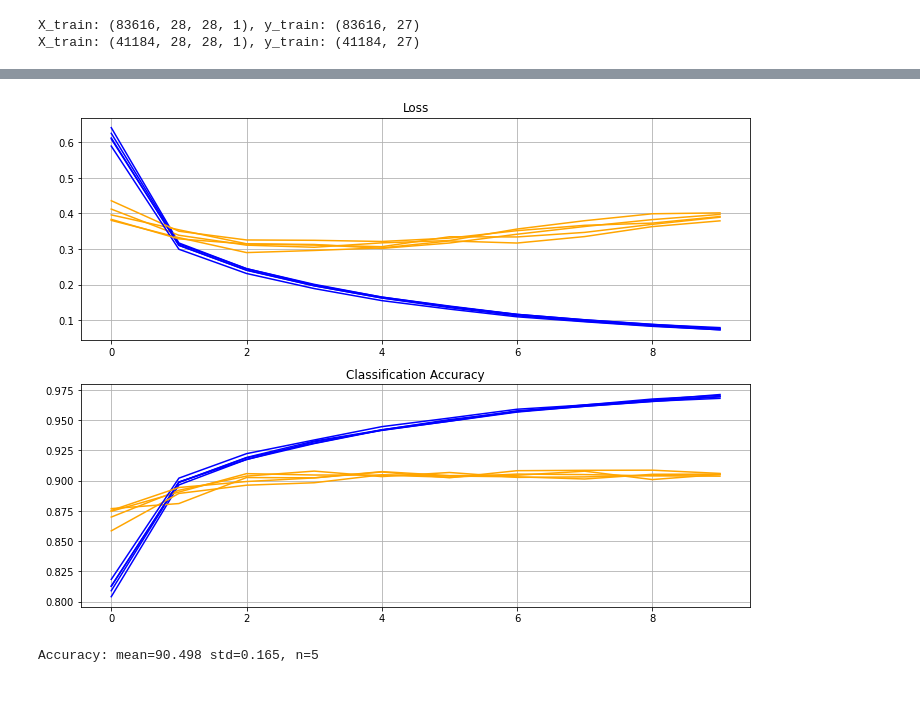
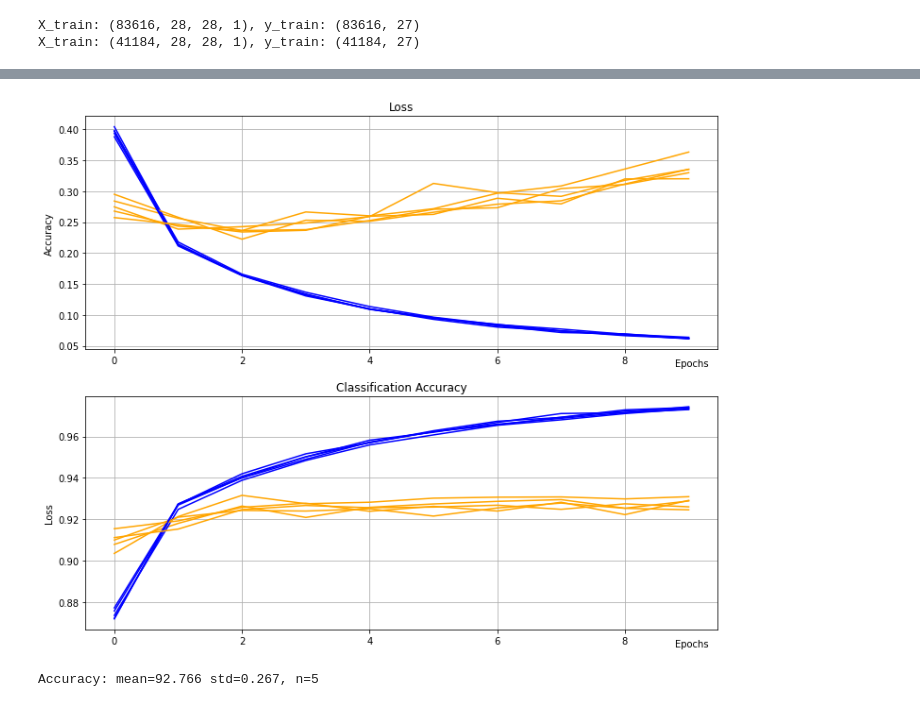
Before and after one commit to fukinii/ml, a Jupyter notebook: sem_2/project/nn.ipynb, the cells around one changed output, grey strips where cells are left out. Drawn from its saved outputs; the diff is of its cells as text; code cells hidden in the pictures.

```diff
--- a/sem_2/project/nn.ipynb
+++ b/sem_2/project/nn.ipynb
@@ -62,24 +62,27 @@ while iter < 9:
 # %%
-from keras.layers import Conv2D, MaxPooling2D, Flatten, Dense, Dropout
+from keras.layers import Conv2D, MaxPooling2D, Flatten, Dense, Dropout, BatchNormalization
 from keras.models import Sequential
 import tensorflow as tf
+
 
 def create_model_1():
     model = Sequential()
 
-    model.add(Conv2D(filters=128, kernel_size=(5, 5), padding='same', activation='relu',
-                     input_shape=(height, width, 1)))
-    model.add(MaxPooling2D(pool_size=(2, 2), strides=(2, 2)))
-    model.add(Conv2D(filters=64, kernel_size=(3, 3), padding='same', activation='relu'))
-    model.add(MaxPooling2D(pool_size=(2, 2)))
+    #model.add(Lambda(standardize,input_shape=(28,28,1)))
+    model.add(Conv2D(32, (3, 3), activation='relu', kernel_initializer='he_uniform', input_shape=(height, width, 1)))
+    model.add(MaxPooling2D((2, 2)))
+    model.add(BatchNormalization())
+
+    model.add(Conv2D(32, (3, 3), activation='relu', kernel_initializer='he_uniform', input_shape=(height, width, 1)))
+    model.add(MaxPooling2D((2, 2)))
+    model.add(BatchNormalization())
 
     model.add(Flatten())
-    model.add(Dense(units=128, activation='relu'))
-    model.add(Dropout(.5))
+    model.add(Dense(512, activation="relu"))
 
-    # Задача многоклассовой классификации
-    model.add(Dense(units=num_classes, activation='softmax'))
-    model.compile(loss='categorical_crossentropy', optimizer='adam', metrics=['accuracy'])
+    model.add(Dense(num_classes, activation="softmax"))
+
+    model.compile(loss="categorical_crossentropy", optimizer="adam", metrics=["accuracy"])
 
     return model
 
@@ -95,10 +98,8 @@ def create_model_2():
     # Задача многоклассовой классификации
     model.add(Dense(units=num_classes, activation='softmax'))
 
-    opt = tf.keras.optimizers.SGD(learning_rate=0.01, momentum=0.9)
     model.compile(optimizer='Adam', loss='categorical_crossentropy', metrics=['accuracy'])
 
-
     return model
 # %%
 from keras.callbacks import CSVLogger
@@ -111,7 +112,7 @@ scores, histories = [], []
 
 # csv_logger = CSVLogger('log.csv', append=True, separator=';')
 for train_index, test_index in cv.split(X_train):
-    model = create_model_2()
+    model = create_model_1()
     trainX, trainY, testX, testY = X_train[train_index], y_train[train_index], X_train[test_index], y_train[test_index]
     print(train_index.shape)
     print(test_index.shape)
@@ -124,8 +125,8 @@ for train_index, test_index in cv.split(X_train):
     scores.append(acc)
     histories.append(history)
 
-# with open('nn_models_5kfolds_Adam.pickle', 'wb') as f:
-#     pickle.dump([models_list, scores, histories], f)
+with open('nn_models1_5kfolds_Adam.pickle', 'wb') as f:
+    pickle.dump([models_list, scores, histories], f)
 # %% [output]
 (66892,)
 (16724,)
@@ -147,36 +163,43 @@ INFO:tensorflow:Assets written to: ram://80e24f74-244c-4df6-b870-746f7cddf90c/as
 # %%
 fig, (ax1, ax2) = plt.subplots(
     nrows=2, ncols=1,
-    figsize=(12, 9)
+    figsize=(12, 10)
 )
 
 plt.rcParams['savefig.facecolor'] = 'white'
 plt.rcParams['figure.facecolor'] = 'white'
 
 for i in range(len(histories)):
     # plot loss
     plt.grid(True)
+    ax1.xaxis.set_label_coords(0.96, -0.04)
+    plt.xlabel("Epochs")
+    plt.ylabel("Loss")
     plt.subplot(2, 1, 1)
     plt.title('Loss')
     plt.plot(histories[i].history['loss'], color='blue', label='train')
     plt.plot(histories[i].history['val_loss'], color='orange', label='test')
     # plot accuracy
 
     plt.grid(True)
+    plt.xlabel("Epochs")
+    plt.ylabel("Accuracy")
+    ax2.xaxis.set_label_coords(0.96, -0.04)
     plt.subplot(2, 1, 2)
     plt.title('Classification Accuracy')
     plt.plot(histories[i].history['accuracy'], color='blue', label='train')
     plt.plot(histories[i].history['val_accuracy'], color='orange', label='test')
 
-plt.savefig("nn.png")
+
+plt.savefig("nn1.png")
 plt.show()
 # %% [output]
-[figure, old version]
+[figure, new version]
 # %%
 # print summary
-print('Accuracy: mean=%.3f std=%.3f, n=%d' % (np.mean(scores)*100, np.std(scores)*100, len(scores)))
+print('Accuracy: mean=%.3f std=%.3f, n=%d' % (np.mean(scores) * 100, np.std(scores) * 100, len(scores)))
 # box and whisker plots of results
 # plt.boxplot(scores)
 # plt.show()
 # %% [output]
-Accuracy: mean=90.498 std=0.165, n=5
+Accuracy: mean=92.766 std=0.267, n=5
```
Also changed, not shown: parts of 2 cells of this notebook, 21 other files.
